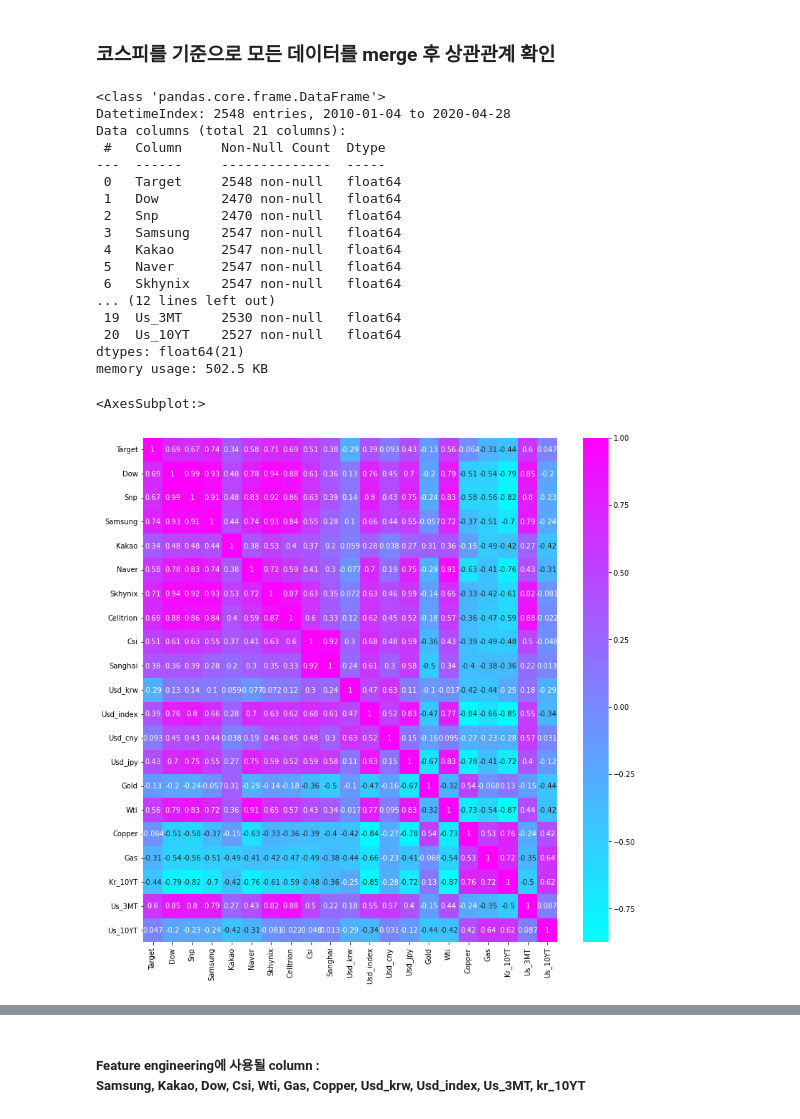
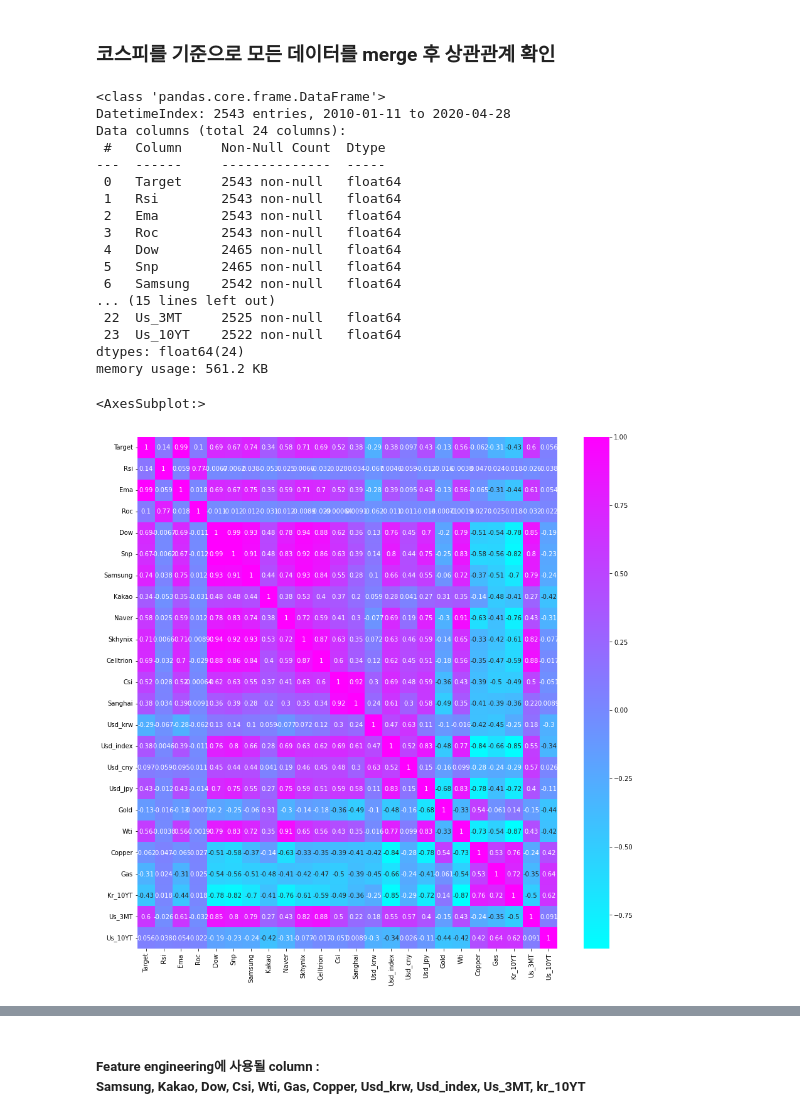
Before and after one commit to DongGuk-Seo/Yeardream, a Jupyter notebook: Project_Modeling/Project_Kospi_Price_Prediction.ipynb, the cells around one changed output, grey strips where cells are left out. Cells and saved outputs as stored; diff of their text form; code cells hidden in the pictures.

```diff
--- a/Project_Modeling/Project_Kospi_Price_Prediction.ipynb
+++ b/Project_Modeling/Project_Kospi_Price_Prediction.ipynb
@@ -102,6 +108,20 @@ nasdaq_test = pd.read_csv(test_path + 'nasdaq_test.csv') # nasdaq 지수
 hk_test = pd.read_csv(test_path + 'hk_test.csv') # 항셍 지수
 csi_test = pd.read_csv(test_path + 'csi_test.csv') # csi300 지수
 sanghai_test = pd.read_csv(test_path + 'sanghai_test.csv') # sanghai300 지수
+# %%
+# 추가 보조지표 생성
+kospi_train_ema = talib.EMA(kospi_train.Close, timeperiod=5)
+kospi_test_ema = talib.EMA(kospi_test.Close, timeperiod=5)
+kospi_train_rsi = talib.RSI(kospi_train.Close, timeperiod=5)
+kospi_test_rsi = talib.RSI(kospi_test.Close, timeperiod=5)
+kospi_train_roc = talib.ROC(kospi_train.Close, timeperiod=5)
+kospi_test_roc = talib.ROC(kospi_test.Close, timeperiod=5)
+kospi_train['Ema'] = kospi_train_ema
+kospi_test['Ema'] = kospi_test_ema
+kospi_train['Rsi'] = kospi_train_rsi
+kospi_test['Rsi'] = kospi_test_rsi
+kospi_train['Roc'] = kospi_train_roc
+kospi_test['Roc'] = kospi_test_roc
 # %% [markdown]
 ### 예측을 위해 Target Value index 조정
 - Target Value로 지정할 Close column은 하루 뒤 예측을 위해 Close column만 하루씩 앞당겨 train data에 학습
@@ -119,6 +139,10 @@ A value is trying to be set on a copy of a slice from a DataFrame
 
 See the caveats in the documentation: https://pandas.pydata.org/pandas-docs/stable/user_guide/indexing.html#returning-a-view-versus-a-copy
   kospi_train.Close[i] = kospi_train.Close[i+1]
+# %%
+# 지표 Null 값의 row 제거
+kospi_train = kospi_train[5:]
+kospi_test = kospi_test[5:]
 # %% [markdown]
 ### 시계열 데이터 index를 Datetime 형으로 변환 후 입력
 # %%
@@ -355,7 +386,10 @@ plt.show()
 ### 코스피를 기준으로 모든 데이터를 merge 후 상관관계 확인
 # %%
 # kospi_train merge
-kospi_train_merged = pd.merge(kospi_train['Close'],dow_train.Close,left_index=True,right_index=True,how='left')
+kospi_train_merged = pd.merge(kospi_train['Close'],kospi_train.Rsi,left_index=True,right_index=True,how='left')
+kospi_train_merged = pd.merge(kospi_train_merged,kospi_train.Ema,left_index=True,right_index=True,how='left')
+kospi_train_merged = pd.merge(kospi_train_merged,kospi_train.Roc,left_index=True,right_index=True,how='left')
+kospi_train_merged = pd.merge(kospi_train_merged,dow_train.Close,left_index=True,right_index=True,how='left')
 kospi_train_merged = pd.merge(kospi_train_merged,snp_train.Close,left_index=True,right_index=True,how='left')
 kospi_train_merged = pd.merge(kospi_train_merged,samsung_train.Close,left_index=True,right_index=True,how='left')
 kospi_train_merged = pd.merge(kospi_train_merged,kakao_train.Close,left_index=True,right_index=True,how='left')
@@ -375,35 +409,35 @@ kospi_train_merged = pd.merge(kospi_train_merged,gas_train.Close,left_index=True
 kospi_train_merged = pd.merge(kospi_train_merged,kr_10YT_train.Close,left_index=True,right_index=True,how='left')
 kospi_train_merged = pd.merge(kospi_train_merged,us_3MT_train.Close,left_index=True,right_index=True,how='left')
 kospi_train_merged = pd.merge(kospi_train_merged,us_10YT_train.Close,left_index=True,right_index=True,how='left')
-kospi_train_merged.columns = ['Target','Dow','Snp','Samsung','Kakao','Naver','Skhynix','Celltrion','Csi','Sanghai','Usd_krw','Usd_index','Usd_cny','Usd_jpy','Gold','Wti','Copper','Gas','Kr_10YT','Us_3MT','Us_10YT']
+kospi_train_merged.columns = ['Target','Rsi','Ema','Roc','Dow','Snp','Samsung','Kakao','Naver','Skhynix','Celltrion','Csi','Sanghai','Usd_krw','Usd_index','Usd_cny','Usd_jpy','Gold','Wti','Copper','Gas','Kr_10YT','Us_3MT','Us_10YT']
 # %%
 # merge 확인
 kospi_train_merged.info()
 # %% [output]
 <class 'pandas.core.frame.DataFrame'>
-DatetimeIndex: 2548 entries, 2010-01-04 to 2020-04-28
-Data columns (total 21 columns):
+DatetimeIndex: 2543 entries, 2010-01-11 to 2020-04-28
+Data columns (total 24 columns):
  #   Column     Non-Null Count  Dtype
 ---  ------     --------------  -----
- 0   Target     2548 non-null   float64
- 1   Dow        2470 non-null   float64
- 2   Snp        2470 non-null   float64
- 3   Samsung    2547 non-null   float64
- 4   Kakao      2547 non-null   float64
- 5   Naver      2547 non-null   float64
- 6   Skhynix    2547 non-null   float64
-... (12 lines left out)
- 19  Us_3MT     2530 non-null   float64
- 20  Us_10YT    2527 non-null   float64
-dtypes: float64(21)
-memory usage: 502.5 KB
+ 0   Target     2543 non-null   float64
+ 1   Rsi        2543 non-null   float64
+ 2   Ema        2543 non-null   float64
+ 3   Roc        2543 non-null   float64
+ 4   Dow        2465 non-null   float64
+ 5   Snp        2465 non-null   float64
+ 6   Samsung    2542 non-null   float64
+... (15 lines left out)
+ 22  Us_3MT     2525 non-null   float64
+ 23  Us_10YT    2522 non-null   float64
+dtypes: float64(24)
+memory usage: 561.2 KB
 # %%
 # Showing correlation of data
-plt.figure(figsize=(13,13))
+plt.figure(figsize=(15,15))
 sns.heatmap(kospi_train_merged.corr(),annot=True, cmap='cool')
 # %% [output]
 <AxesSubplot:>
-[figure, old version]
+[figure, new version]
 # %% [markdown]
 ## EDA
 ### 각 지표 별 코스피와 관계 분석
```
Also changed, not shown: parts of 23 cells of this notebook.
